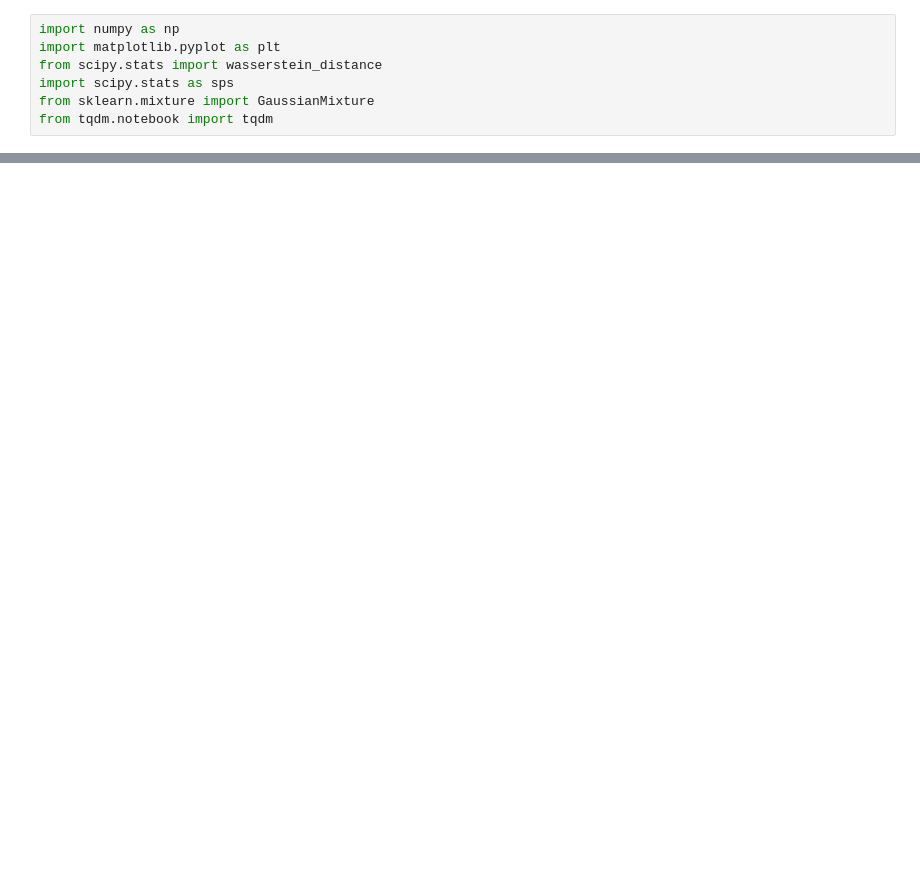
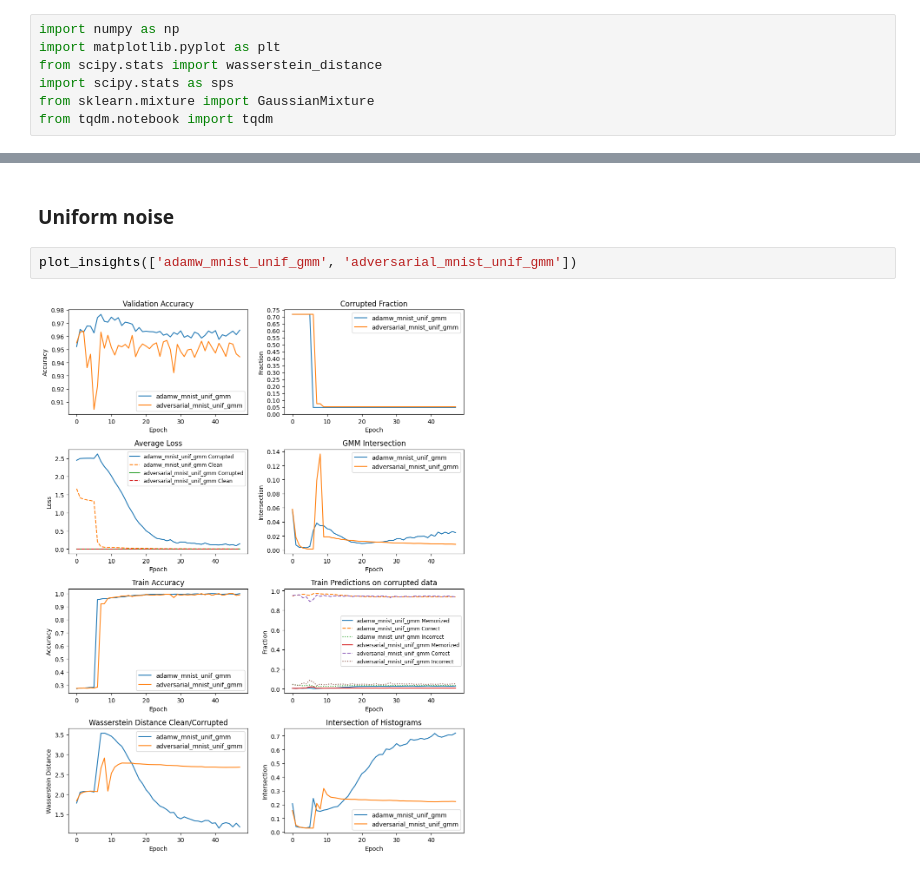
Before and after one commit to Kirill2187/2025-Project-175, a Jupyter notebook: code/main.ipynb, the cells around one changed output, grey strips where cells are left out. Cells and saved outputs as stored; diff of their text form; blank space fills up the shorter version.

```diff
--- a/code/main.ipynb
+++ b/code/main.ipynb
@@ -194,0 +280,6 @@ def plot_insights(directory: str):
+# %% [markdown]
+### Uniform noise
+# %%
+plot_insights(['adamw_mnist_unif_gmm', 'adversarial_mnist_unif_gmm'])
+# %% [output]
+[figure, added]
```
Also changed, not shown: parts of 13 cells of this notebook, 18 other files.
